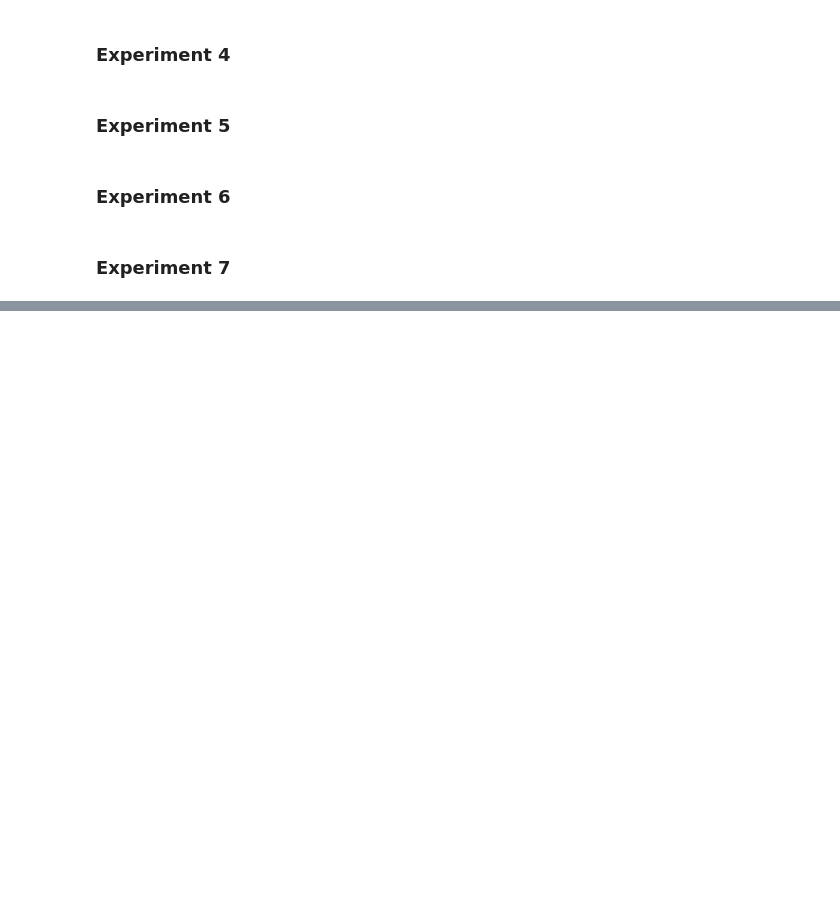
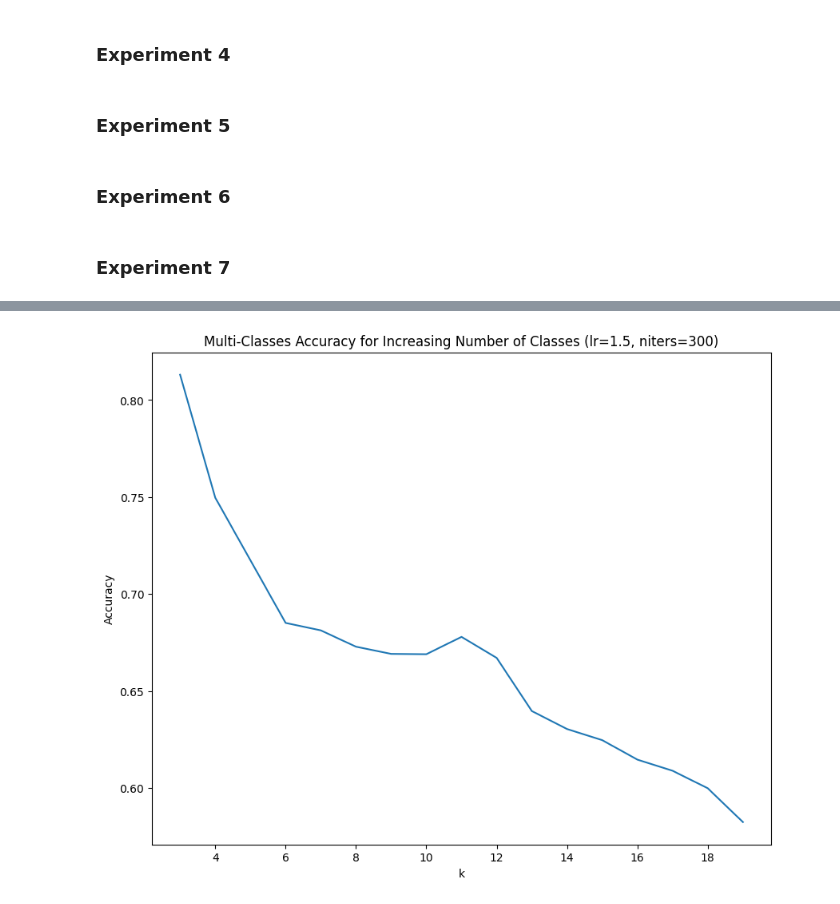
Before and after one commit to ben-jamming/COMP-551, a Jupyter notebook: Assignment-2/data_processing.ipynb, the cells around one changed output, grey strips where cells are left out. Drawn from its saved outputs; the diff is of its cells as text; code cells hidden in the pictures; blank space fills up the shorter version.

```diff
--- a/Assignment-2/data_processing.ipynb
+++ b/Assignment-2/data_processing.ipynb
@@ -691,0 +888,17 @@ def experiment_seven():
+# %%
+def plot_experiment_seven(results):
+    """
+    Plot the results of experiment seven
+    """
+    # line plot
+    plt.figure(figsize=(10, 8))
+    plt.plot(results.keys(), results.values(), label='Accuracy')
+    plt.title( 'Multi-Classes Accuracy for Increasing Number of Classes (lr=1.5, niters=300)')
+    plt.xlabel('k')
+    plt.ylabel('Accuracy')
+    plt.savefig('experiment_7_results.png')
+    plt.show()
+
+plot_experiment_seven(exp7_results)
+# %% [output]
+[figure, added]
```
Also changed, not shown: parts of 12 cells of this notebook, 2 other files.
